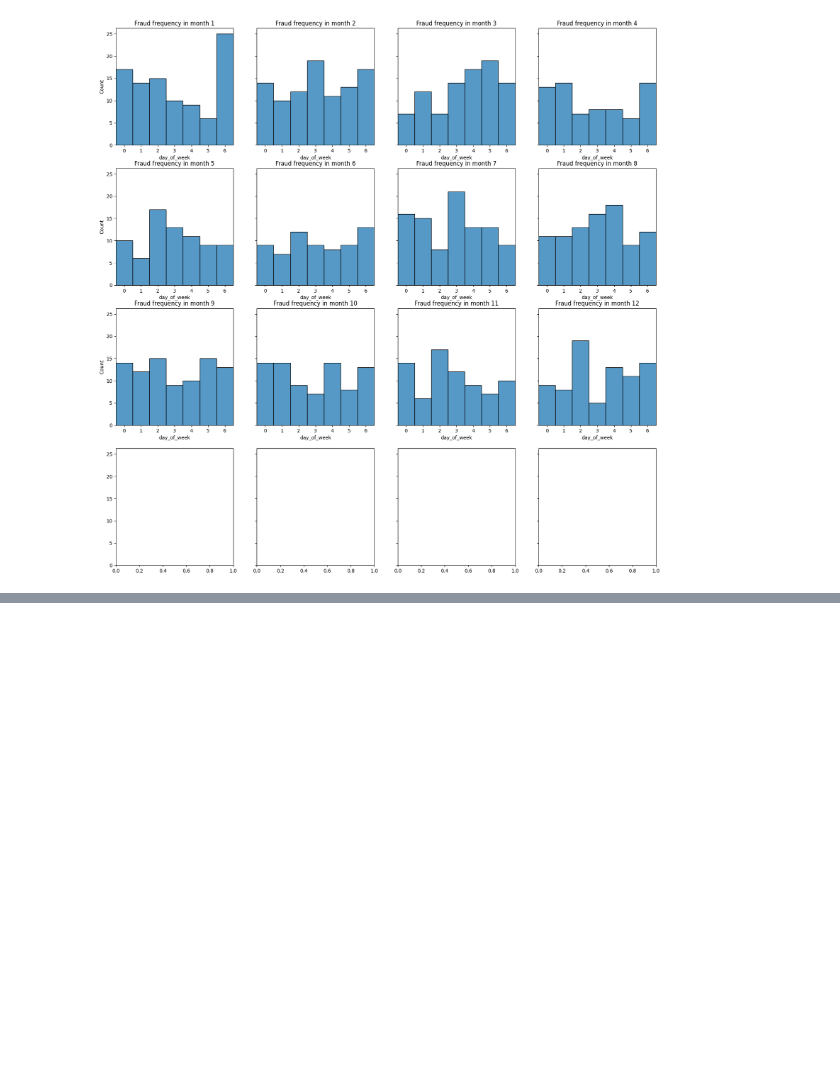
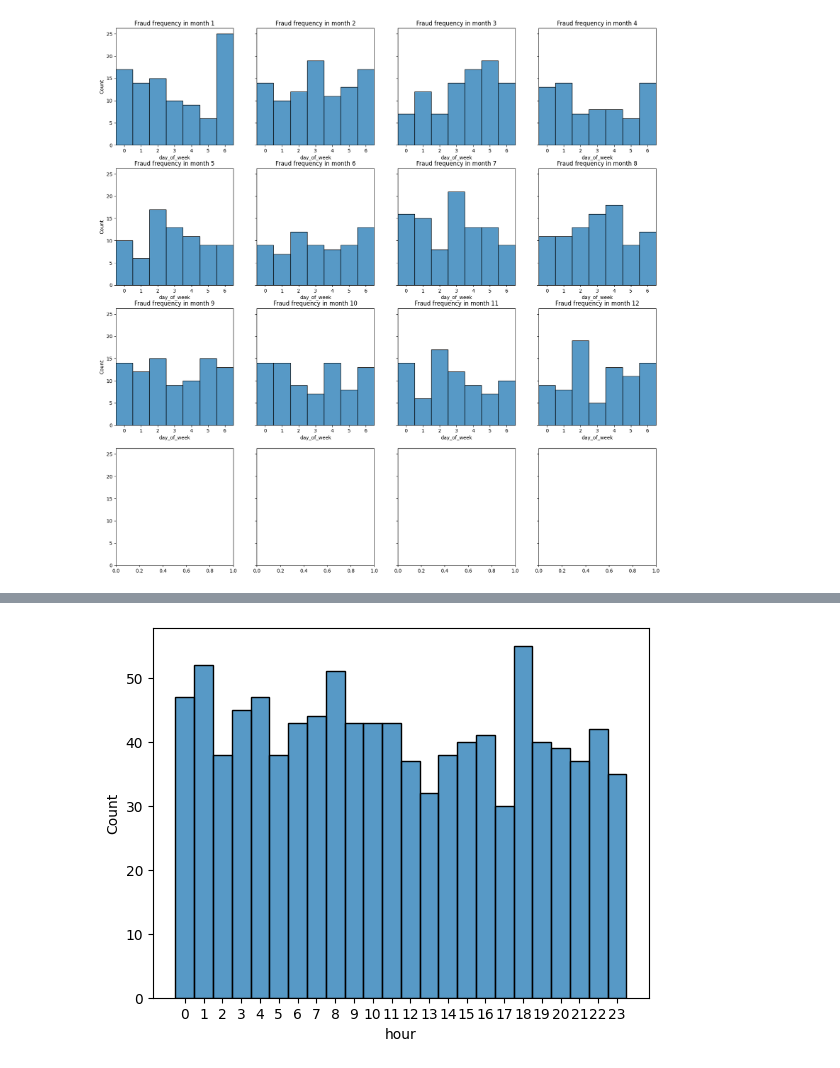
Before and after one commit to dalgurnawi/machine_learning, a Jupyter notebook: logistic_regression/data_exploration/data_exploration_datetime.ipynb, the cells around one changed output, grey strips where cells are left out. Saved outputs shown, nothing was run; the diff lists cells and outputs as text; code cells hidden in the pictures; blank space fills up the shorter version.

```diff
--- a/logistic_regression/data_exploration/data_exploration_datetime.ipynb
+++ b/logistic_regression/data_exploration/data_exploration_datetime.ipynb
@@ -204,0 +215,8 @@ for i, month in enumerate(range(1, 13)):   # months 1..12; adjust if your months
+# %%
+# The data seems to be evenly spread over the hours
+# How does it look like when we just look at fraudulent data?
+sns.histplot(data=df[df['IsFraud']==1], x="hour", bins=100, discrete= True) # Add discrete = True so that Seaborn doesn't treat it as a continuous variable
+plt.xticks(df.hour.unique())
+plt.show()
+# %% [output]
+[figure, added]
```
Also changed, not shown: parts of 6 cells of this notebook, 3 other files.
